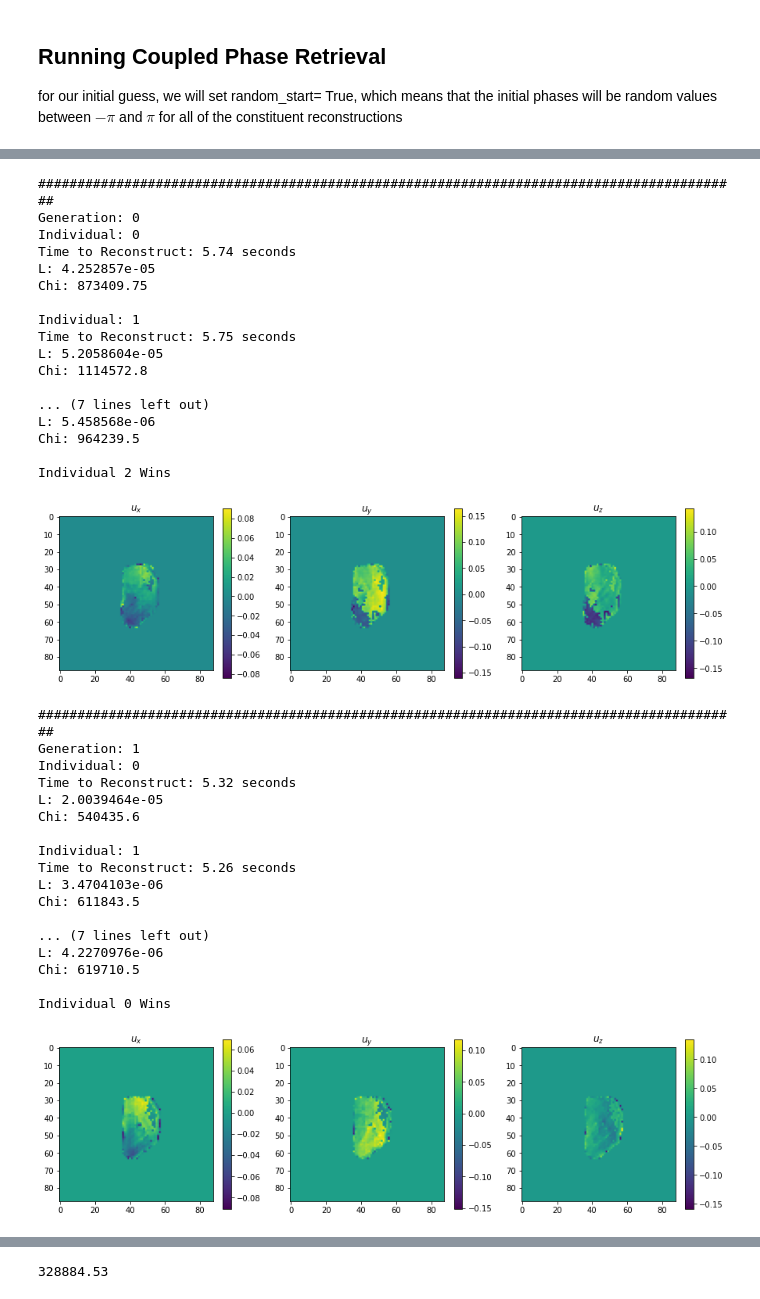
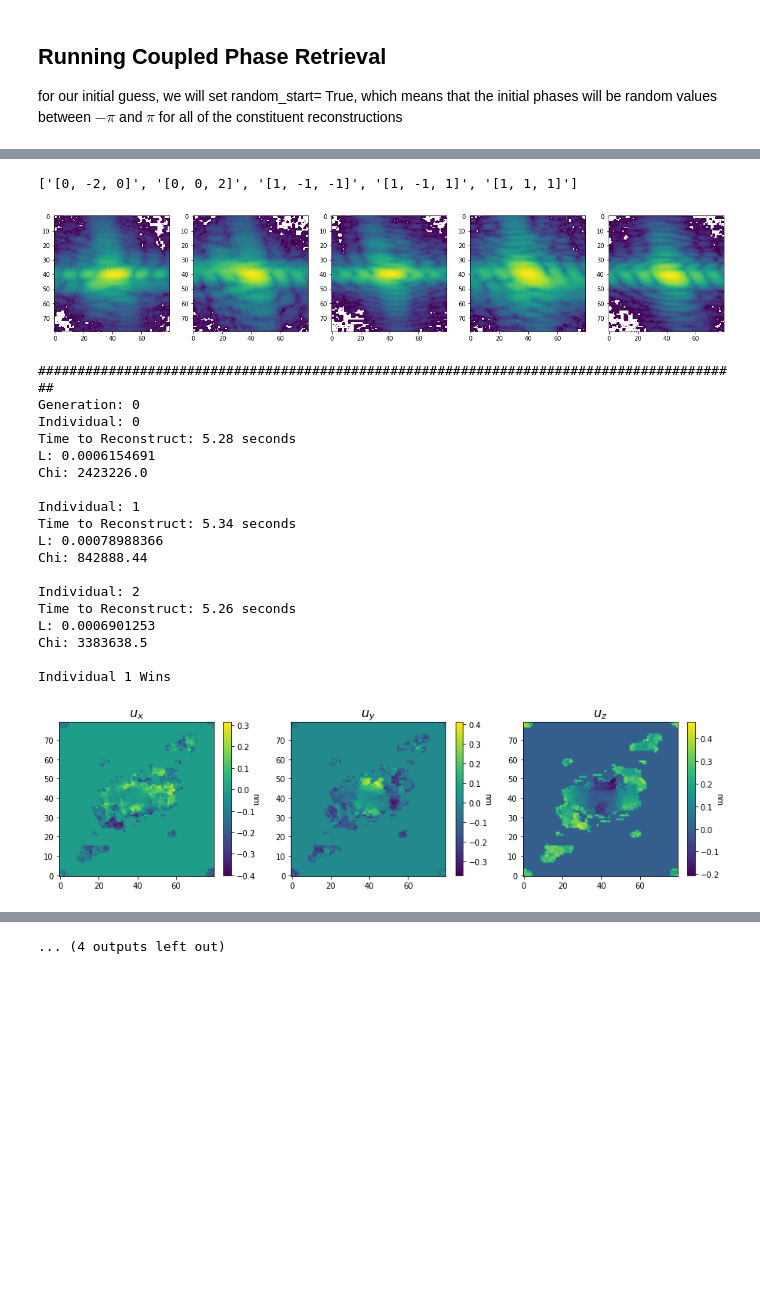
Before and after one commit to siddharth-maddali/Phaser, a Jupyter notebook: Tutorial.ipynb, the cells around one changed output, grey strips where cells are left out. Cells and saved outputs as stored; diff of their text form; code cells hidden in the pictures; blank space fills up the shorter version.

```diff
--- a/Tutorial.ipynb
+++ b/Tutorial.ipynb
@@ -166,56 +91,33 @@ The GA works exactly the same way. You will need to specify the number of genera
 # %%
 from coupled_phaser_GA import run_ga
 
-num_gen = 6
-num_ind = 4
-Recipes = [recipes for i in range(num_gen)]
-cull = [1,1,1,2,1,1]
+vals = run_ga('test_config.yml')
 
-
-
-
-vals = run_ga(data,qs,supp,a,Recipes,num_gen,num_ind,cull,criterion='chi',verbose=True)
-# plot_u(vals['u'],(-0.1,0.1))
 plt.plot(vals['chi'])
 plt.xlabel('generation')
 plt.ylabel('error')
 plt.show()
 print(vals['chi'][-1])
 # %% [output]
-##########################################################################################
-Generation: 0
-Individual: 0
-Time to Reconstruct: 5.74 seconds
-L: 4.252857e-05
-Chi: 873409.75
-
-Individual: 1
-Time to Reconstruct: 5.75 seconds
-L: 5.2058604e-05
-Chi: 1114572.8
-
-... (7 lines left out)
-L: 5.458568e-06
-Chi: 964239.5
-
-Individual 2 Wins
+['[0, -2, 0]', '[0, 0, 2]', '[1, -1, -1]', '[1, -1, 1]', '[1, 1, 1]']
-[figure, old version]
+[figure, new version]
 ##########################################################################################
-Generation: 1
+Generation: 0
 Individual: 0
-Time to Reconstruct: 5.32 seconds
-L: 2.0039464e-05
-Chi: 540435.6
+Time to Reconstruct: 5.28 seconds
+L: 0.0006154691
+Chi: 2423226.0
 
 Individual: 1
+Time to Reconstruct: 5.34 seconds
+L: 0.00078988366
+Chi: 842888.44
+
+Individual: 2
 Time to Reconstruct: 5.26 seconds
-L: 3.4704103e-06
-Chi: 611843.5
+L: 0.0006901253
+Chi: 3383638.5
 
-... (7 lines left out)
-L: 4.2270976e-06
-Chi: 619710.5
-
-Individual 0 Wins
+Individual 1 Wins
-[figure, old version]
+[figure, new version]
 ##########################################################################################
@@ -282 +199 @@ Individual 0 Wins
-328884.53
+... (4 outputs left out)
```
Also changed, not shown: parts of 14 cells of this notebook, 14 other files.
